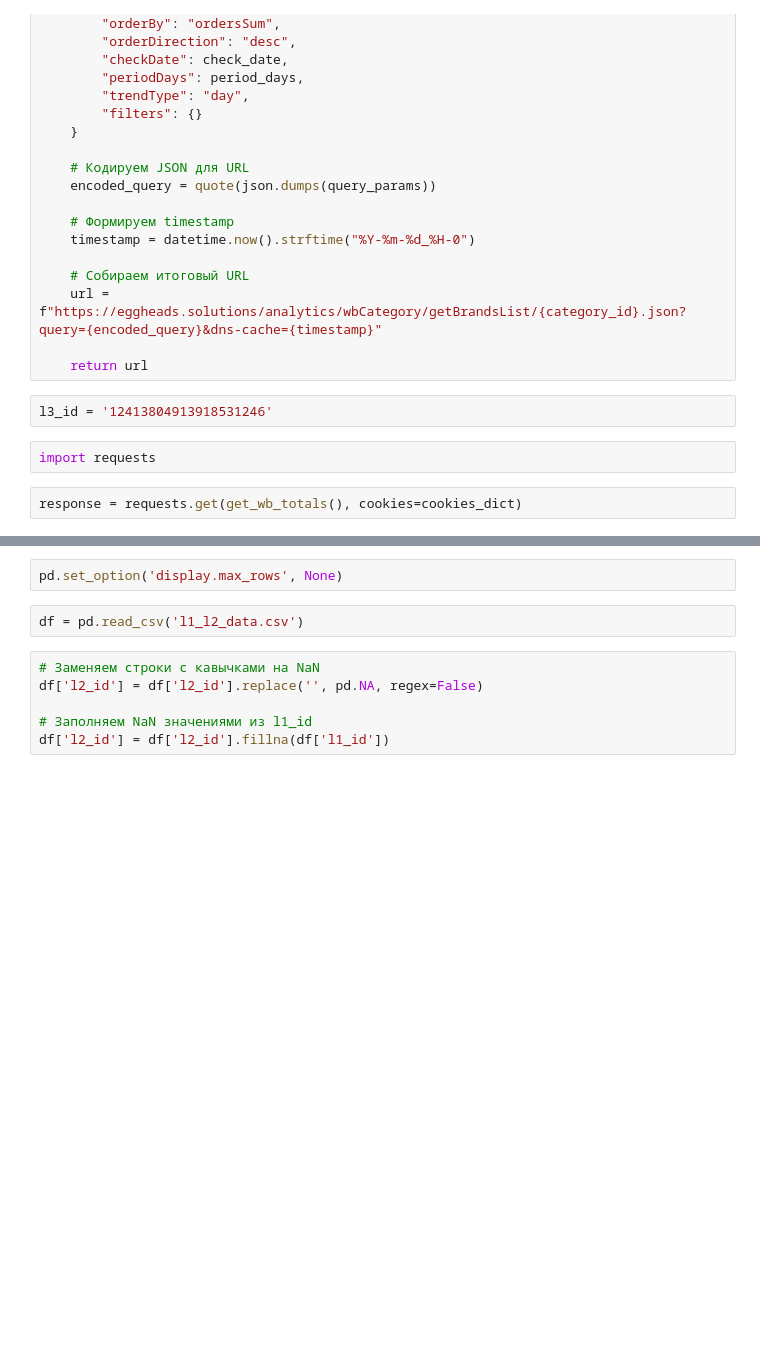
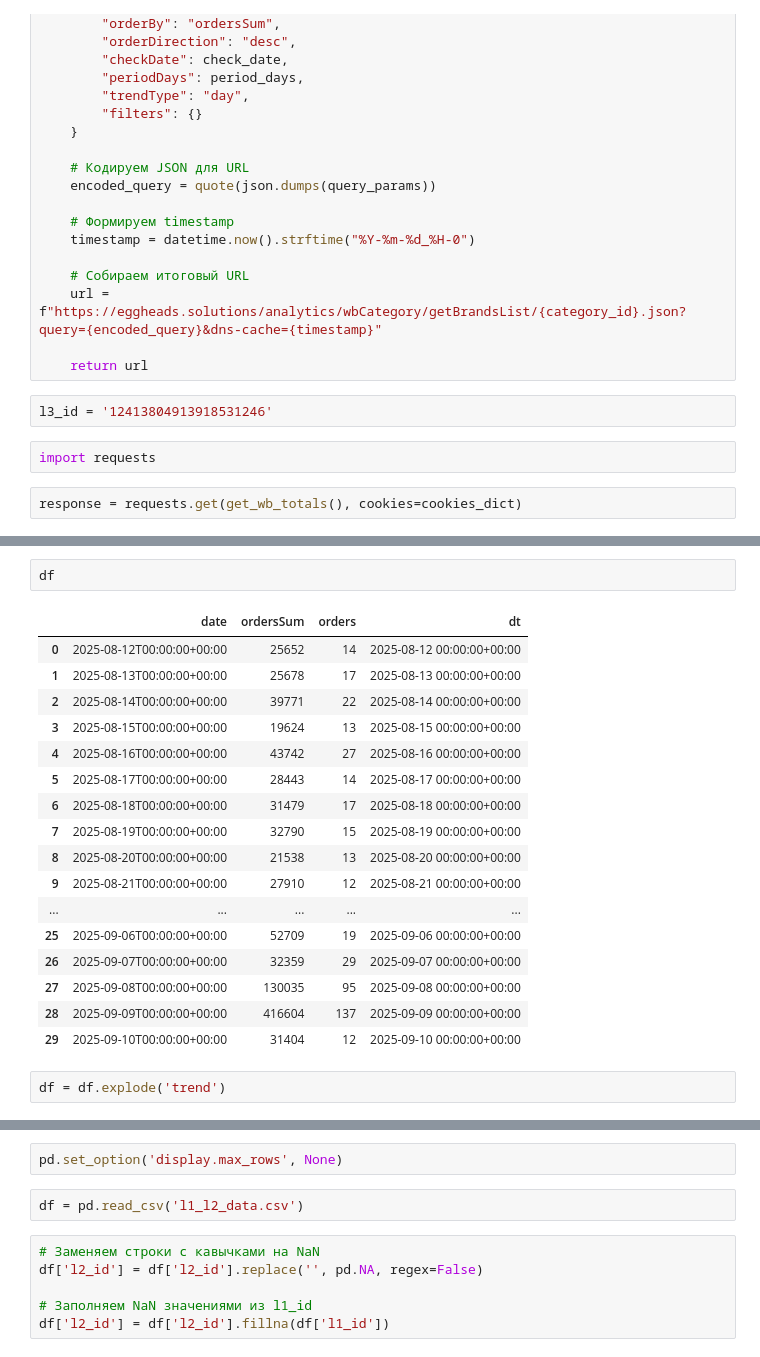
Before and after one commit to vnaumq/mini-dwh-sales-pipeline, a Jupyter notebook: dags/parsing.ipynb, the cells around one changed output, grey strips where cells are left out. Cells and saved outputs as stored; diff of their text form; blank space fills up the shorter version.

```diff
--- a/dags/parsing.ipynb
+++ b/dags/parsing.ipynb
@@ -91,0 +106,22 @@ response.text
+# %%
+df
+# %% [output]
+|  | date | ordersSum | orders | dt |
+| 0 | 2025-08-12T00:00:00+00:00 | 25652 | 14 | 2025-08-12 00:00:00+00:00 |
+| 1 | 2025-08-13T00:00:00+00:00 | 25678 | 17 | 2025-08-13 00:00:00+00:00 |
+| 2 | 2025-08-14T00:00:00+00:00 | 39771 | 22 | 2025-08-14 00:00:00+00:00 |
+| 3 | 2025-08-15T00:00:00+00:00 | 19624 | 13 | 2025-08-15 00:00:00+00:00 |
+| 4 | 2025-08-16T00:00:00+00:00 | 43742 | 27 | 2025-08-16 00:00:00+00:00 |
+| 5 | 2025-08-17T00:00:00+00:00 | 28443 | 14 | 2025-08-17 00:00:00+00:00 |
+| 6 | 2025-08-18T00:00:00+00:00 | 31479 | 17 | 2025-08-18 00:00:00+00:00 |
+| 7 | 2025-08-19T00:00:00+00:00 | 32790 | 15 | 2025-08-19 00:00:00+00:00 |
+| 8 | 2025-08-20T00:00:00+00:00 | 21538 | 13 | 2025-08-20 00:00:00+00:00 |
+| 9 | 2025-08-21T00:00:00+00:00 | 27910 | 12 | 2025-08-21 00:00:00+00:00 |
+| ... | ... | ... | ... | ... |
+| 25 | 2025-09-06T00:00:00+00:00 | 52709 | 19 | 2025-09-06 00:00:00+00:00 |
+| 26 | 2025-09-07T00:00:00+00:00 | 32359 | 29 | 2025-09-07 00:00:00+00:00 |
+| 27 | 2025-09-08T00:00:00+00:00 | 130035 | 95 | 2025-09-08 00:00:00+00:00 |
+| 28 | 2025-09-09T00:00:00+00:00 | 416604 | 137 | 2025-09-09 00:00:00+00:00 |
+| 29 | 2025-09-10T00:00:00+00:00 | 31404 | 12 | 2025-09-10 00:00:00+00:00 |
+# %%
+df = df.explode('trend')
```
Also changed, not shown: parts of 4 cells of this notebook, 2 other files.
